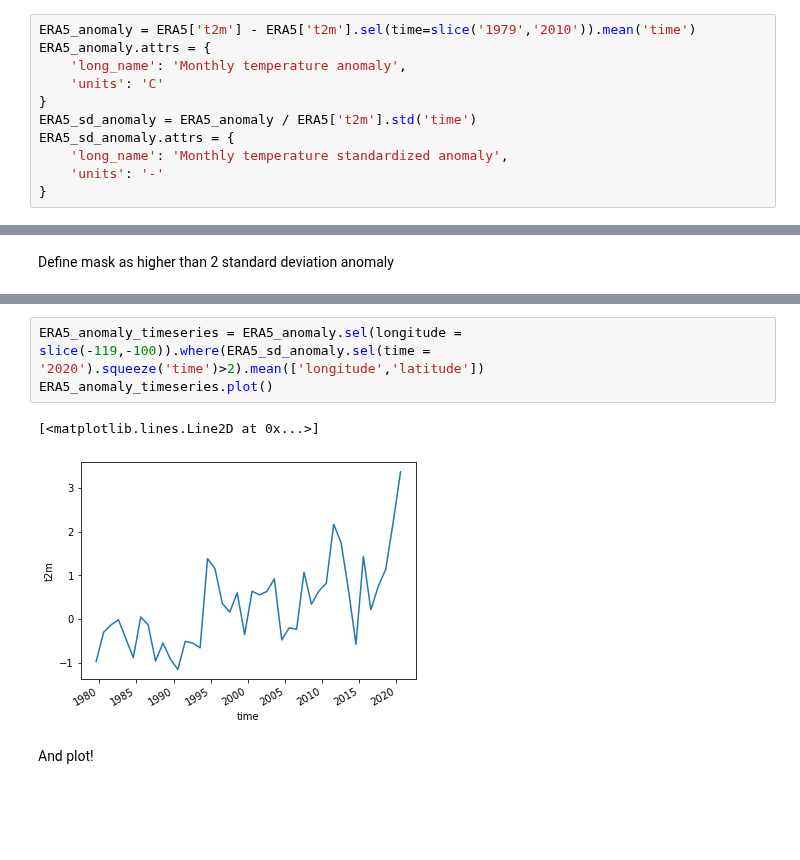
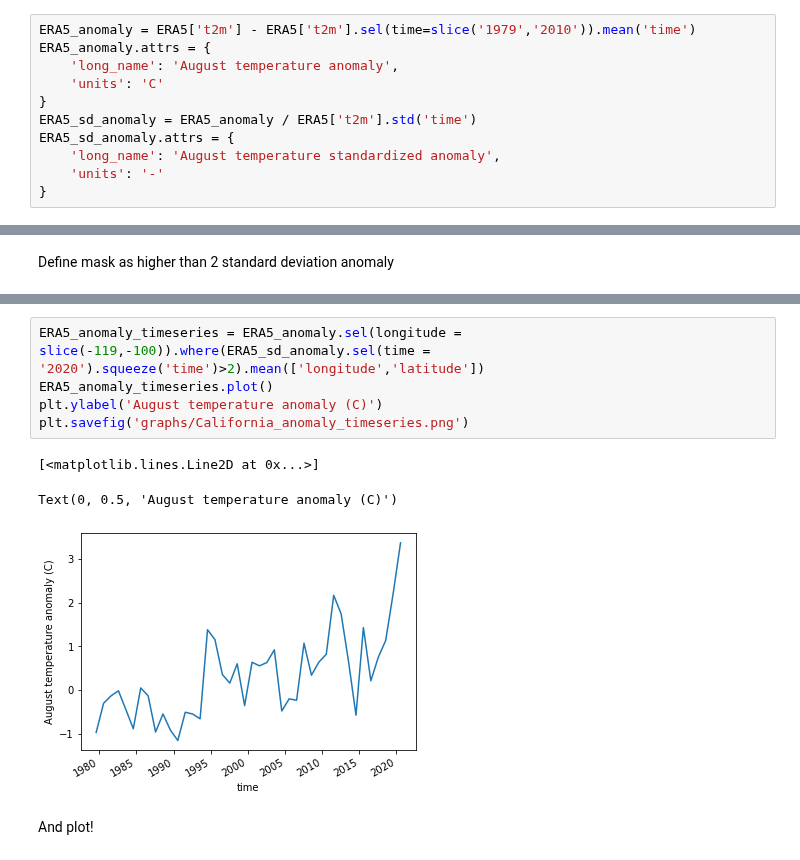
Before and after one commit to ECMWFCode4Earth/UNSEEN-open, a Jupyter notebook: doc/Notebooks/California_august_temperature_anomaly.ipynb, the cells around one changed output, grey strips where cells are left out. Cells and saved outputs as stored; diff of their text form; blank space fills up the shorter version.

```diff
--- a/doc/Notebooks/California_august_temperature_anomaly.ipynb
+++ b/doc/Notebooks/California_august_temperature_anomaly.ipynb
@@ -73,12 +73,12 @@ We want to show how anomalous the recorded monthly average temperature for 2020
 # %%
 ERA5_anomaly = ERA5['t2m'] - ERA5['t2m'].sel(time=slice('1979','2010')).mean('time')
 ERA5_anomaly.attrs = {
-    'long_name': 'Monthly temperature anomaly',
+    'long_name': 'August temperature anomaly',
     'units': 'C'
 }
 ERA5_sd_anomaly = ERA5_anomaly / ERA5['t2m'].std('time')
 ERA5_sd_anomaly.attrs = {
-    'long_name': 'Monthly temperature standardized anomaly',
+    'long_name': 'August temperature standardized anomaly',
     'units': '-'
 }
 # %% [markdown]
@@ -188,9 +146,12 @@ units :
 # %%
 ERA5_anomaly_timeseries = ERA5_anomaly.sel(longitude = slice(-119,-100)).where(ERA5_sd_anomaly.sel(time = '2020').squeeze('time')>2).mean(['longitude','latitude'])
 ERA5_anomaly_timeseries.plot()
+plt.ylabel('August temperature anomaly (C)')
+plt.savefig('graphs/California_anomaly_timeseries.png')
 # %% [output]
 [<matplotlib.lines.Line2D at 0x...>]
+Text(0, 0.5, 'August temperature anomaly (C)')
-[figure, old version]
+[figure, new version]
 # %% [markdown]
 And plot!
 # %%
```
Also changed, not shown: parts of 6 cells of this notebook, 50 other files.
